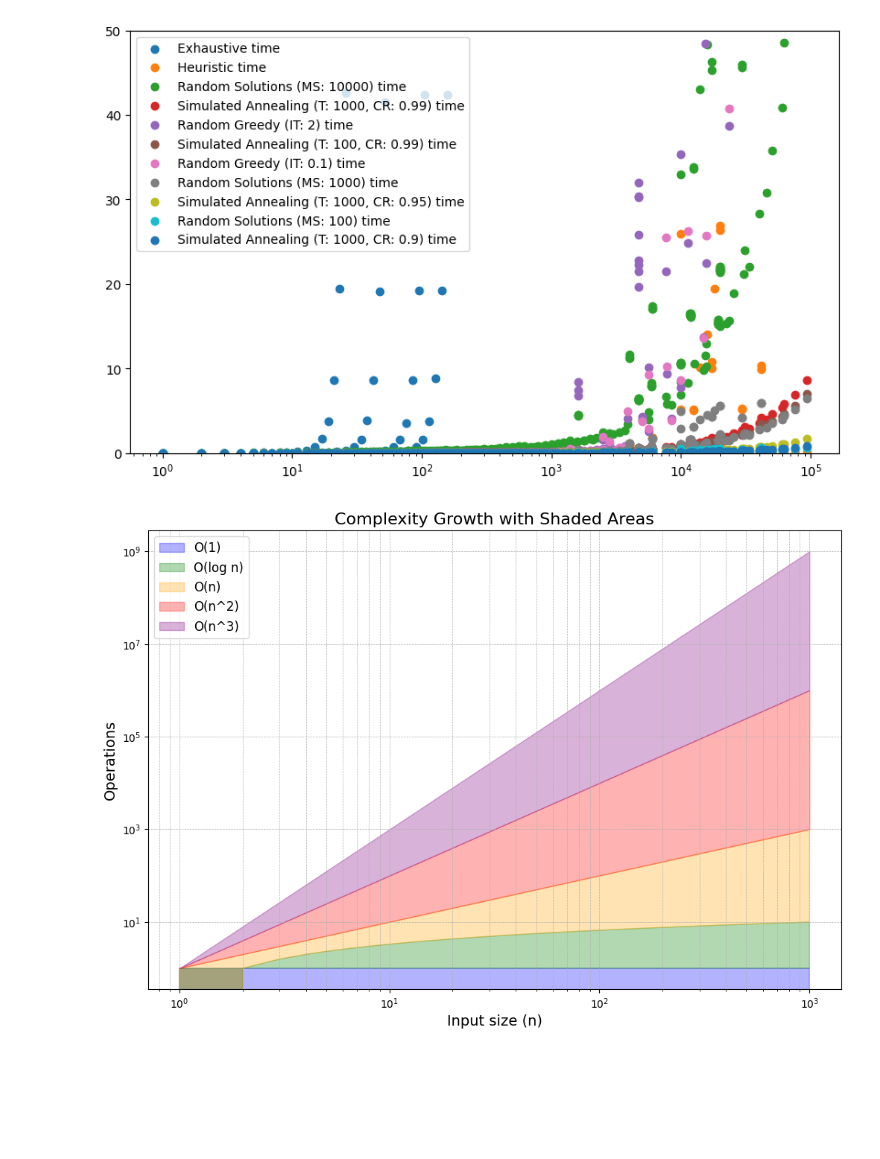
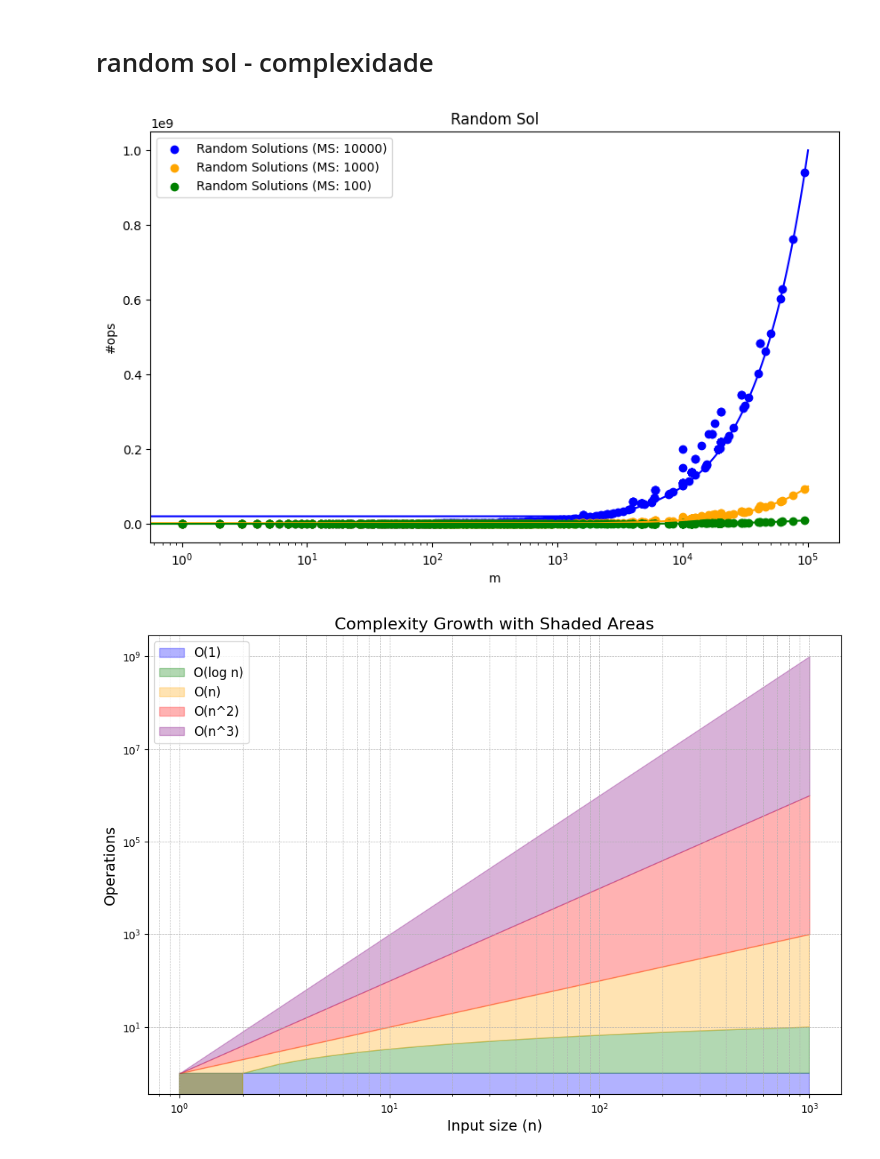
Before and after one commit to Hugoverissimo21/max-weighted-cut-02, a Jupyter notebook: benchmarks (03plots).ipynb, the cells around one changed output. Cells and saved outputs as stored; diff of their text form; code cells hidden in the pictures; blank space fills up the shorter version.

Commit message:
plots

```diff
--- a/benchmarks (03plots).ipynb
+++ b/benchmarks (03plots).ipynb
@@ -6,18 +41,35 @@ results = pd.read_excel("results.xlsx", header=[0,1], index_col=0)
+# %% [markdown]
+# random sol - complexidade
 # %%
+alg = "Random Sol"
+metrics = "#ops"
+size = "m"
+colors = ["blue", "orange", "green", "red"]
+
+a = -1
 plt.figure(figsize=(10, 6))
 for h1, h2 in results.columns:
-    if h2 == "time":
-        x = results[("Graph", "m")]
+    if h2 == "#ops" and alg in h1:
+        a += 1
+        MS = int(h1.replace(")", "").split()[3])
+
+        x = results[("Graph", size)]
         y = results[(h1, h2)]
         sorted_points = sorted(zip(x, y))  # Create tuples and sort by x
         x_sorted, y_sorted = zip(*sorted_points)  # Unzip into two sorted lists
-        plt.scatter(x, y, label=f"{h1} {h2}")
+        plt.scatter(x, y, label=f"{h1}", color = colors[a])
+
+        x = np.linspace(0, 10**5)
+        y = MS * x
+        plt.plot(x, y, color = colors[a])
+plt.title(f"{alg}")
+plt.xlabel(f"{size}")
+plt.ylabel(f"{metrics}")
 plt.legend()
-plt.ylim(0, 50)
 plt.xscale("log")
 plt.show()
 # %% [output]
-[figure, old version]
+[figure, new version]
 # %%
 import numpy as np
 import matplotlib.pyplot as plt
```
Also changed, not shown: parts of 4 cells of this notebook.
